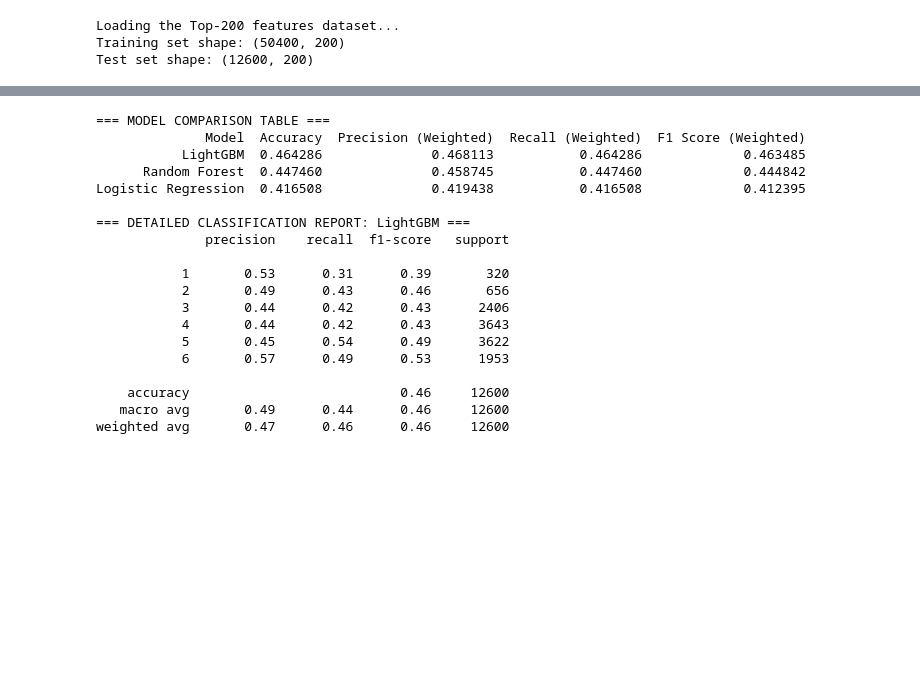
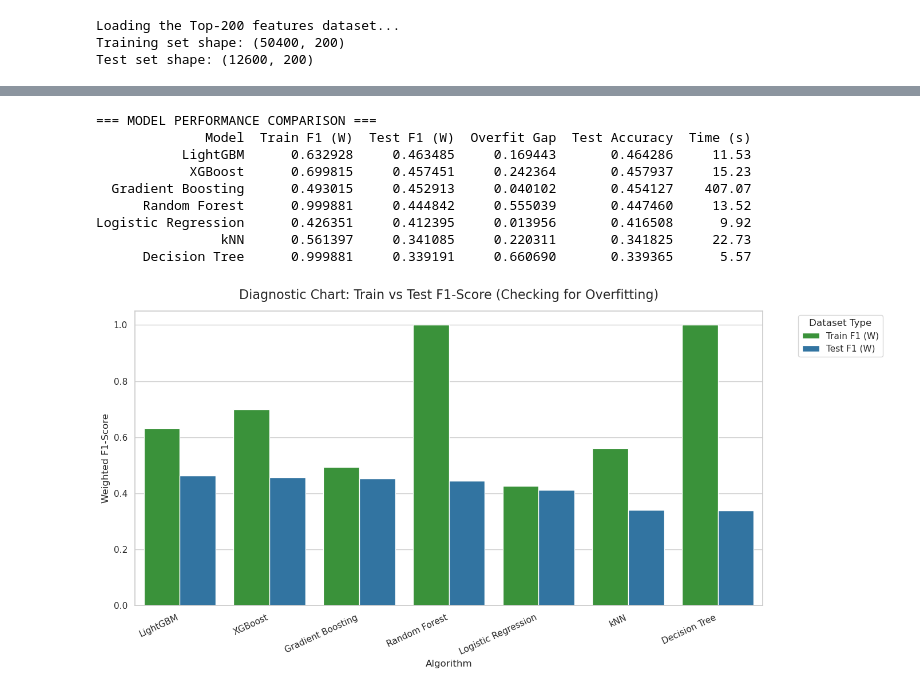
Before and after one commit to miont1/provectus-project, a Jupyter notebook: notebooks/baseline_models.ipynb, the cells around one changed output, grey strips where cells are left out. Saved outputs shown, nothing was run; the diff lists cells and outputs as text; code cells hidden in the pictures; blank space fills up the shorter version.

Commit message:
Added more baseline models forc omparison

```diff
--- a/notebooks/baseline_models.ipynb
+++ b/notebooks/baseline_models.ipynb
@@ -22,7 +28,11 @@ print("Loading the Top-200 features dataset...")
 df = pd.read_csv('vodafone_age_top200_sprint2.csv')
 
 X = df.drop(columns=['target'])
-y = df['target']
+y_raw = df['target']
+
+# For XGBoost
+le = LabelEncoder()
+y = le.fit_transform(y_raw)
 
 # Train / Test Split (80% train, 20% test)
 X_train, X_test, y_train, y_test = train_test_split(X, y, test_size=0.2, stratify=y, random_state=42)
@@ -103,29 +143,43 @@ And if memory is not enough, you can set `force_col_wise=true`.
 # %%
-# Create a comparison table
-results_df = pd.DataFrame(results).sort_values(by="F1 Score (Weighted)", ascending=False)
-print("\n=== MODEL COMPARISON TABLE ===")
+# ==========================================
+# 4. RESULTS VISUALIZATION
+# ==========================================
+# Create a summary dataframe sorted by Test F1 Score
+results_df = pd.DataFrame(results).sort_values(by="Test F1 (W)", ascending=False)
+print("\n=== MODEL PERFORMANCE COMPARISON ===")
 print(results_df.to_string(index=False))
 
-# Print detailed Classification Report for the best model
+# Visualization: Train vs Test F1-Score (Overfitting Diagnosis)
+plt.figure(figsize=(14, 7))
+
+# Reshape data for plotting with Seaborn
+plot_df = results_df[['Model', 'Train F1 (W)', 'Test F1 (W)']].melt(
+    id_vars='Model', var_name='Dataset', value_name='F1 Score'
+)
+
+sns.barplot(data=plot_df, x='Model', y='F1 Score', hue='Dataset', palette=['#2ca02c', '#1f77b4'])
+plt.title('Diagnostic Chart: Train vs Test F1-Score (Checking for Overfitting)', fontsize=16, pad=15)
+plt.xlabel('Algorithm', fontsize=12)
+plt.ylabel('Weighted F1-Score', fontsize=12)
+plt.xticks(rotation=25, ha='right', fontsize=11)
+plt.legend(title='Dataset Type', bbox_to_anchor=(1.05, 1), loc='upper left')
+plt.tight_layout()
+plt.show()
+
+# Inverse transform classes back to 1-6 for the final report
+y_test_orig = le.inverse_transform(y_test)
+best_y_pred_orig = le.inverse_transform(best_y_pred)
+
 print(f"\n=== DETAILED CLASSIFICATION REPORT: {best_model_name} ===")
-print(classification_report(y_test, best_y_pred, zero_division=0))
+print(classification_report(y_test_orig, best_y_pred_orig, zero_division=0))
 # %% [output]
-=== MODEL COMPARISON TABLE ===
-              Model  Accuracy  Precision (Weighted)  Recall (Weighted)  F1 Score (Weighted)
-           LightGBM  0.464286              0.468113           0.464286             0.463485
-      Random Forest  0.447460              0.458745           0.447460             0.444842
-Logistic Regression  0.416508              0.419438           0.416508             0.412395
-
-=== DETAILED CLASSIFICATION REPORT: LightGBM ===
-              precision    recall  f1-score   support
-
-           1       0.53      0.31      0.39       320
-           2       0.49      0.43      0.46       656
-           3       0.44      0.42      0.43      2406
-           4       0.44      0.42      0.43      3643
-           5       0.45      0.54      0.49      3622
-           6       0.57      0.49      0.53      1953
-
-    accuracy                           0.46     12600
-   macro avg       0.49      0.44      0.46     12600
-weighted avg       0.47      0.46      0.46     12600
+=== MODEL PERFORMANCE COMPARISON ===
+              Model  Train F1 (W)  Test F1 (W)  Overfit Gap  Test Accuracy  Time (s)
+           LightGBM      0.632928     0.463485     0.169443       0.464286     11.53
+            XGBoost      0.699815     0.457451     0.242364       0.457937     15.23
+  Gradient Boosting      0.493015     0.452913     0.040102       0.454127    407.07
+      Random Forest      0.999881     0.444842     0.555039       0.447460     13.52
+Logistic Regression      0.426351     0.412395     0.013956       0.416508      9.92
+                kNN      0.561397     0.341085     0.220311       0.341825     22.73
+      Decision Tree      0.999881     0.339191     0.660690       0.339365      5.57
+[figure, added]
```
Also changed, not shown: parts of 5 cells of this notebook.
